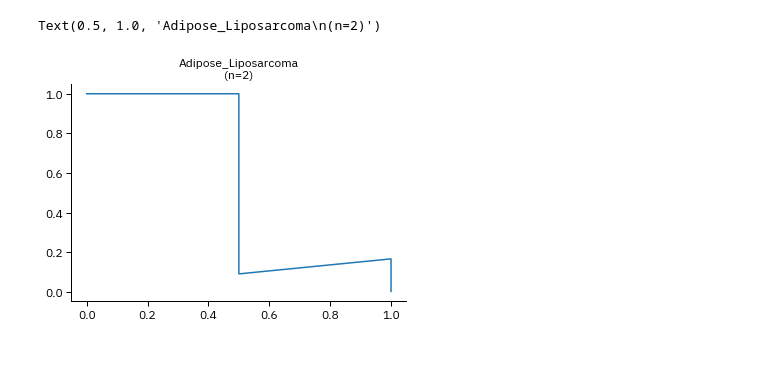
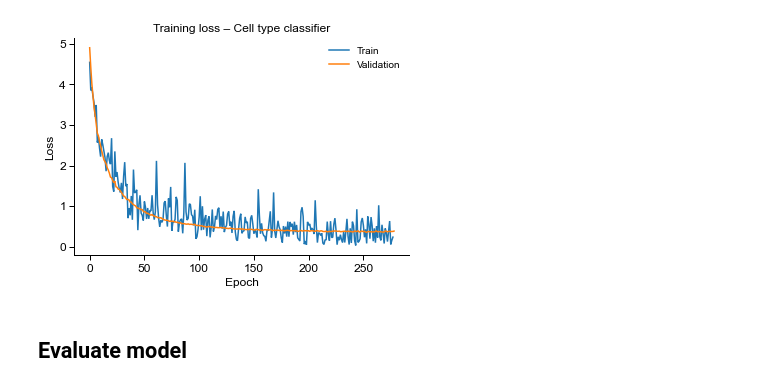
Before and after one commit to vierstralab/vinson, a Jupyter notebook: notebooks/CellTypeInference.ipynb, the cells around one changed output. Drawn from its saved outputs; the diff is of its cells as text; code cells hidden in the pictures; blank space fills up the shorter version.

```diff
--- a/notebooks/CellTypeInference.ipynb
+++ b/notebooks/CellTypeInference.ipynb
@@ -7,9 +9,39 @@ sys.path.append("/home/jvierstra/proj/vinson")
 # %%
 import configparser
-import pickle
 
 import numpy as np
 import pandas as pd
 import scipy.stats
 
 from genome_tools.data.anndata import read_zarr_backed
+
+import matplotlib.pyplot as plt
+import matplotlib.gridspec as mgridspec
+
+from matplotlib import rcParams
+rcParams["font.sans-serif"] = ["Arial"]
+
+from sklearn.model_selection import train_test_split
+from sklearn.preprocessing import LabelEncoder
+from sklearn.metrics import (
+    precision_recall_curve,
+    average_precision_score,
+    matthews_corrcoef,
+)
+
+import torch
+from torch.utils.data import DataLoader
+
+import lightning as L
+from lightning.pytorch.loggers import CSVLogger
+from lightning.pytorch.callbacks import (
+    Callback,
+    EarlyStopping,
+    ModelCheckpoint,
+)
+
+from captum.attr import DeepLiftShap
+from tangermeme.plot import plot_logo
+
+from vinson.datasets.cell_classifier import EncoderDataset
+from vinson.models.cell_classifier import CellAndPathologicalStateClassifierModel
@@ -146,4 +203,19 @@ HPU available: False, using: 0 HPUs
 16        Modules in train mode
 0         Modules in eval mode
+# %%
+plt.plot(train_metrics.train_epoch_loss, label="Train")
+plt.plot(train_metrics.valid_epoch_loss, label="Validation")
+plt.xlabel("Epoch")
+plt.ylabel("Loss")
+
+plt.title("Training loss – Cell type classifier")
+
+plt.legend()
+
+plt.savefig(os.path.join(model_outdir, "loss_curve.pdf"))
+# %% [output]
+[figure, added]
+# %% [markdown]
+## Evaluate model
 # %%
 model.load_state_dict(torch.load(model_checkpoint.best_model_path)["state_dict"])
@@ -178,22 +246,0 @@ labels_disease_state_ohe = np.eye(len(encoders["disease_state"].classes_))[
-# %%
-import matplotlib.pyplot as plt
-from sklearn.metrics import precision_recall_curve
-
-i = 1
-
-cell_type = encoders["cell_type"].classes_[i]
-n = labels_cell_type_ohe[:, i].sum()
-
-precision, recall, thresholds = precision_recall_curve(
-    labels_cell_type_ohe[:, i], p_cell_type[:, i]
-)
-
-thresholds = np.append(thresholds, 1.0)
-f1 = (2 * precision * recall) / (precision + recall + 1e-8)
-
-
-plt.plot(recall, precision)
-plt.title(f"{cell_type}\n(n={int(n)})")
-# %% [output]
-Text(0.5, 1.0, 'Adipose_Liposarcoma\n(n=2)')
-[figure, removed]
```
Also changed, not shown: parts of 63 cells of this notebook, 3 other files.
